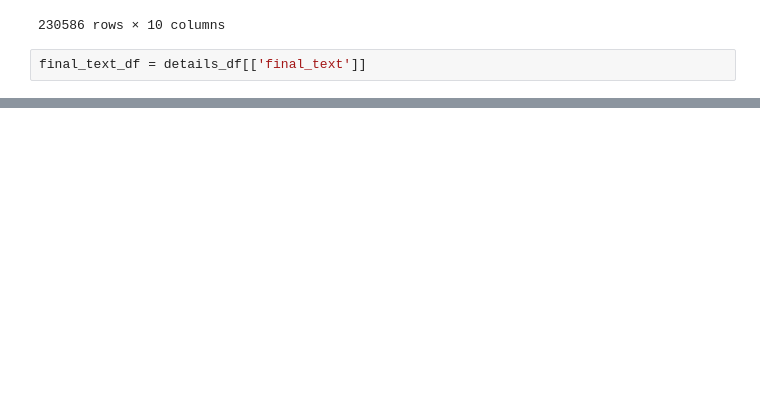
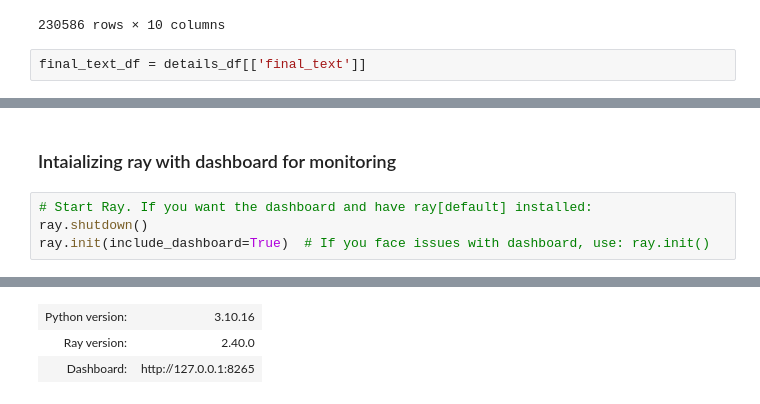
Before and after one commit to Sathvik-Chowdary-Veerapaneni/CineAI, a Jupyter notebook: src/embeddings/semantic_retrieval.ipynb, the cells around one changed output, grey strips where cells are left out. Cells and saved outputs as stored; diff of their text form; blank space fills up the shorter version.

```diff
--- a/src/embeddings/semantic_retrieval.ipynb
+++ b/src/embeddings/semantic_retrieval.ipynb
@@ -224,0 +224,7 @@ collection = client.get_or_create_collection(name="movies")
+# %% [markdown]
+### Intaializing ray with dashboard for monitoring
+# %%
+# Start Ray. If you want the dashboard and have ray[default] installed:
+ray.shutdown()
+ray.init(include_dashboard=True)  # If you face issues with dashboard, use: ray.init()
+# %% [output]
@@ -224,0 +232,3 @@ collection = client.get_or_create_collection(name="movies")
+| Python version: | 3.10.16 |
+| Ray version: | 2.40.0 |
+| Dashboard: | http://127.0.0.1:8265 |
```
Also changed, not shown: parts of 26 cells of this notebook.
